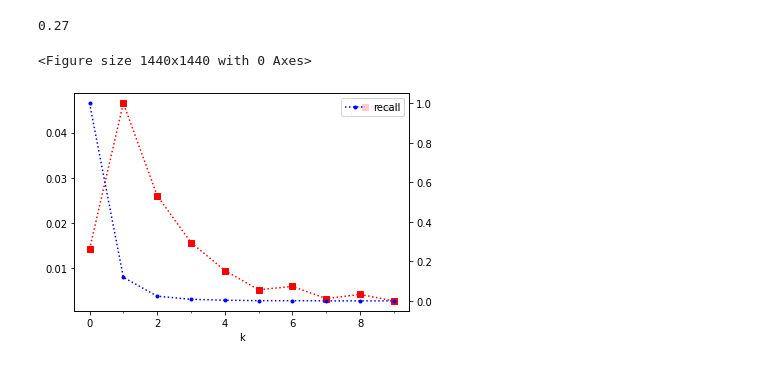
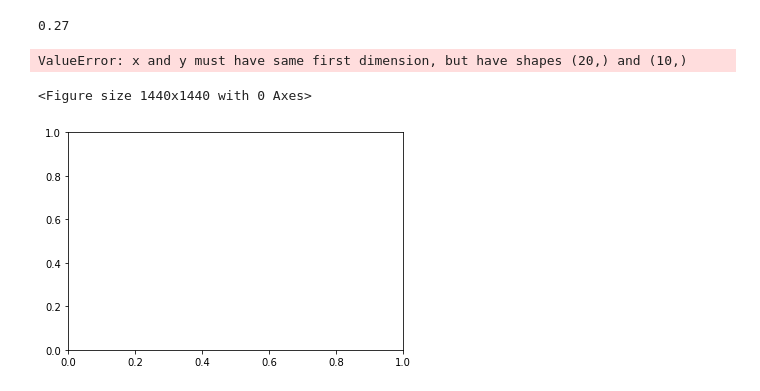
Before and after one commit to luojunhui1/0525, a Jupyter notebook: test.ipynb, the cells around one changed output. Cells and saved outputs as stored; diff of their text form; code cells hidden in the pictures.

```diff
--- a/test.ipynb
+++ b/test.ipynb
@@ -14,13 +14,6 @@ def get_centers(labels, flow):
     for label in unique_labels:
         centers.append(mean(flow[where(labels == label)], axis=0))
     return array(centers)
-
-def cal_param(pred, real):
-    count= 0.0
-    for i in range(len(pred)):
-        if pred[i] == 1 and pred[i] == real[i]:
-            count = count + 1
-    return count/len(where(pred == 1)[0]), count/len(where(real == 1)[0])
 
 def iforest_ad(data, thresh = None):
     clf = IsolationForest(contamination=0.02, max_features=2)
@@ -160,14 +171,12 @@ for thresh in trange(79, 99):
 
 fig = plt.figure(figsize=(20, 20))
 _, ax = plt.subplots()
+ax.plot(range(0, 20), f1s, c='k', ls='-.', marker='.', label='F1')
 ax.plot(range(0, 20), accs, c='r', ls=':', marker='s', label='acc')
+ax.plot(range(0, 20), recalls, c='b', ls=':', marker='.', label='recall')
+
 ax.set_xlabel('k')
 ax.legend()
-
-ax1 = ax.twinx()
-ax1.plot(range(0, 20), recalls, c='b', ls=':', marker='.', label='recall')
-ax1.legend()
-
 ax1.set_xticks(range(0, 20), tuple(range(79, 99)))
 
 plt.show()
@@ -218,22 +227,34 @@ for thresh in tqdm(linspace(0, 0.3, 10, endpoint=False)):
 0.24
 0.27
 # %%
+accs = []
+recalls = []
+f1s = []
+
+ad_real = load('./v2/gen_anomalies.npy')
+
+for thresh in linspace(0, 0.3, 10, endpoint=False):
+    iforest_ads = load('./chis/' + str(thresh) + '.npy')
+    acc, recall = cal_param(iforest_ads, ad_real.T.flatten())
+    accs.append(acc)
+    recalls.append(recall)
+    f1s.append((acc*recall)/(recall + acc))
+
 fig = plt.figure(figsize=(20, 20))
 _, ax = plt.subplots()
+ax.plot(range(0, 10), f1s, c='k', ls='-.', marker='.', label='F1')
 ax.plot(range(0, 10), accs, c='r', ls=':', marker='s', label='acc')
+ax.plot(range(0, 20), recalls, c='b', ls=':', marker='.', label='recall')
+
 ax.set_xlabel('k')
 ax.legend()
-
-ax1 = ax.twinx()
-ax1.plot(range(0, 10), recalls, c='b', ls=':', marker='.', label='recall')
-ax1.legend()
-
-ax1.set_xticks(range(0, 10), tuple(range(0, 10)))
+ax1.set_xticks(range(0, 20), tuple(range(79, 99)))
 
 plt.show()
 # %% [output]
-<Figure size 1440x1440 with 0 Axes>
+ValueError: x and y must have same first dimension, but have shapes (20,) and (10,)
+<Figure size 1440x1440 with 0 Axes>
-[figure, old version]
+[figure, new version]
 # %%
 save('./index/chis_acc.npy', accs)
 save('./index/chis_recall.npy', recalls)
```
Also changed, not shown: parts of 2 cells of this notebook, 9 other files.
